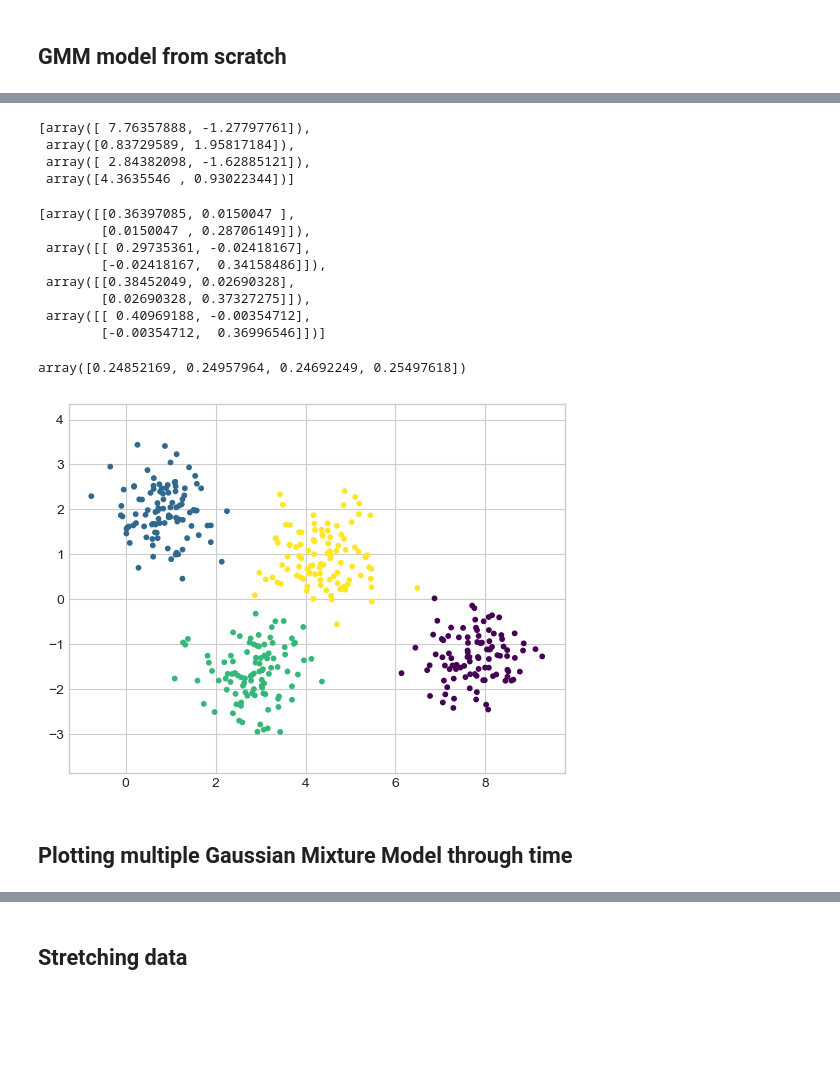
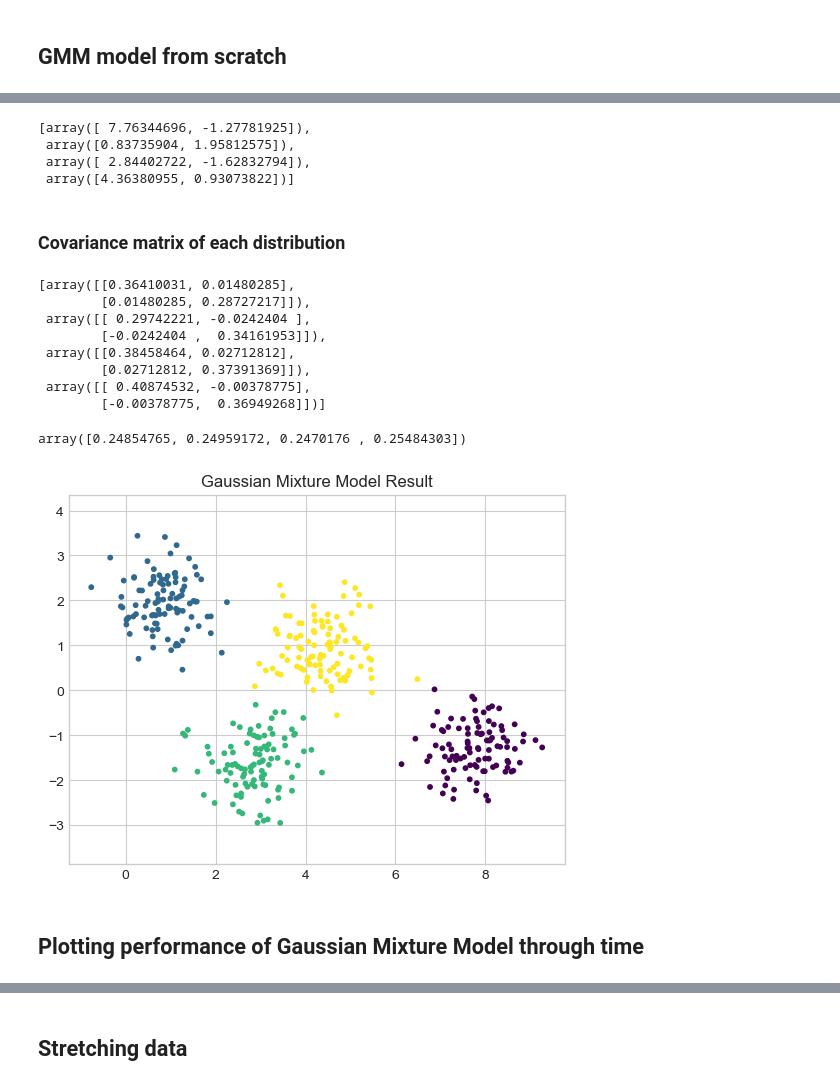
Before and after one commit to EthAnHoangg/DSLab-Training-Probablitistic-Graphical-Models, a Jupyter notebook: GMM.ipynb, the cells around one changed output, grey strips where cells are left out. Cells and saved outputs as stored; diff of their text form; code cells hidden in the pictures; blank space fills up the shorter version.

```diff
--- a/GMM.ipynb
+++ b/GMM.ipynb
@@ -98,13 +114,13 @@ class GMM:
                 aweights=(weight/total_weight).flatten(),
                 bias=True)
 
-    def fit(self, X, plot_results=False):
+    def fit(self, X, plot_results=False, plot_every = 0):
         self.initialize(X)
         for iteration in range(self.max_iter):
             self.e_step(X)
             self.m_step(X)
             if plot_results:
-                if iteration % 5 == 0:
+                if iteration % plot_every == 0:
                     labels = self.predict(X)
                     # plot the input data
                     fig, ax = plt.subplots()
@@ -131,5 +147,5 @@ class GMM:
         return np.argmax(weights, axis=1)
 # %%
 np.random.seed(0)
-gmm = GMM(k=4, max_iter=30)
+gmm = GMM(k=4, max_iter=26)
 gmm.fit(X)
@@ -136,37 +154,42 @@ gmm.fit(X)
 # %%
 gmm.mu
 # %% [output]
-[array([ 7.76357888, -1.27797761]),
- array([0.83729589, 1.95817184]),
- array([ 2.84382098, -1.62885121]),
- array([4.3635546 , 0.93022344])]
+[array([ 7.76344696, -1.27781925]),
+ array([0.83735904, 1.95812575]),
+ array([ 2.84402722, -1.62832794]),
+ array([4.36380955, 0.93073822])]
+# %% [markdown]
+### Covariance matrix of each distribution
 # %%
 gmm.sigma
 # %% [output]
-[array([[0.36397085, 0.0150047 ],
-        [0.0150047 , 0.28706149]]),
- array([[ 0.29735361, -0.02418167],
-        [-0.02418167,  0.34158486]]),
- array([[0.38452049, 0.02690328],
-        [0.02690328, 0.37327275]]),
- array([[ 0.40969188, -0.00354712],
-        [-0.00354712,  0.36996546]])]
+[array([[0.36410031, 0.01480285],
+        [0.01480285, 0.28727217]]),
+ array([[ 0.29742221, -0.0242404 ],
+        [-0.0242404 ,  0.34161953]]),
+ array([[0.38458464, 0.02712812],
+        [0.02712812, 0.37391369]]),
+ array([[ 0.40874532, -0.00378775],
+        [-0.00378775,  0.36949268]])]
 # %%
 gmm.weights.sum(axis=0)/gmm.weights.sum()
+
+# (if there is a new data, what is the probability that it belongs to one of 4 clusters)
 # %% [output]
-array([0.24852169, 0.24957964, 0.24692249, 0.25497618])
+array([0.24854765, 0.24959172, 0.2470176 , 0.25484303])
 # %%
-def plot_gaussian(gmm, X, n_clusters=4, ax=None):
+def plot_simple_gaussian(gmm, X, n_clusters=4, ax=None):
     labels = gmm.predict(X)
     # plot the input data
     ax = ax or plt.gca()
     ax.axis('equal')
     ax.scatter(X[:, 0], X[:, 1], c=labels, s=10, cmap='viridis', zorder=2)
+    ax.set_title('Gaussian Mixture Model Result')
 # %%
-plot_gaussian(gmm, X)
+plot_simple_gaussian(gmm, X)
 # %% [output]
-[figure, old version]
+[figure, new version]
 # %% [markdown]
-## Plotting multiple Gaussian Mixture Model through time
+## Plotting performance of Gaussian Mixture Model through time
 # %%
 np.random.seed(0)
```
Also changed, not shown: parts of 8 cells of this notebook, 10 other files.
